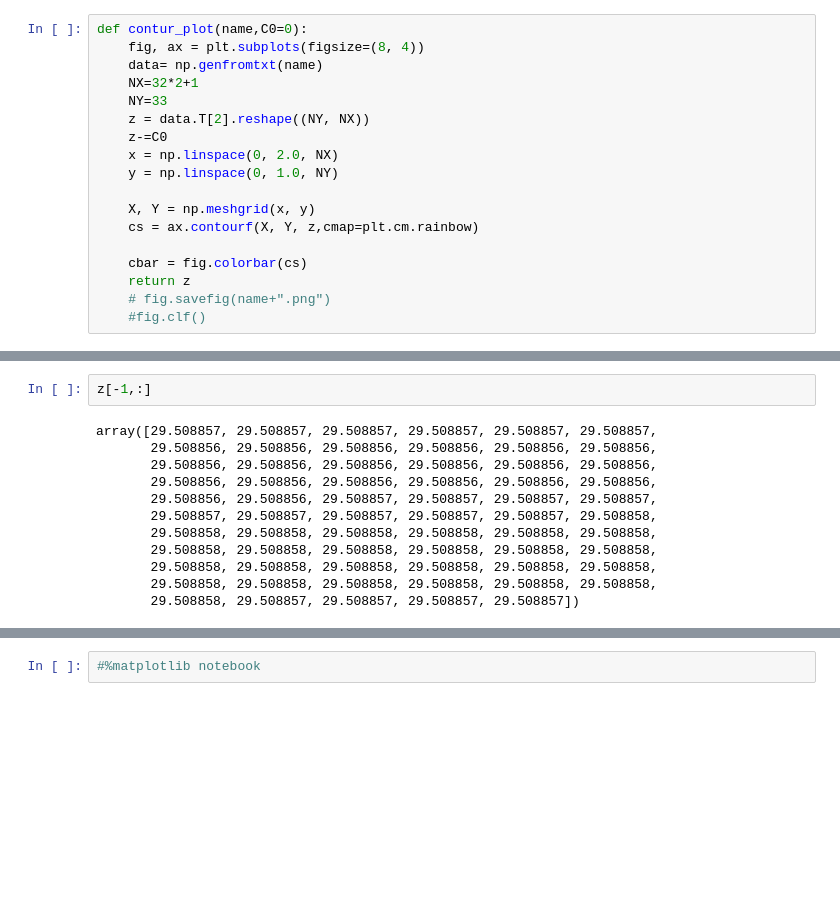
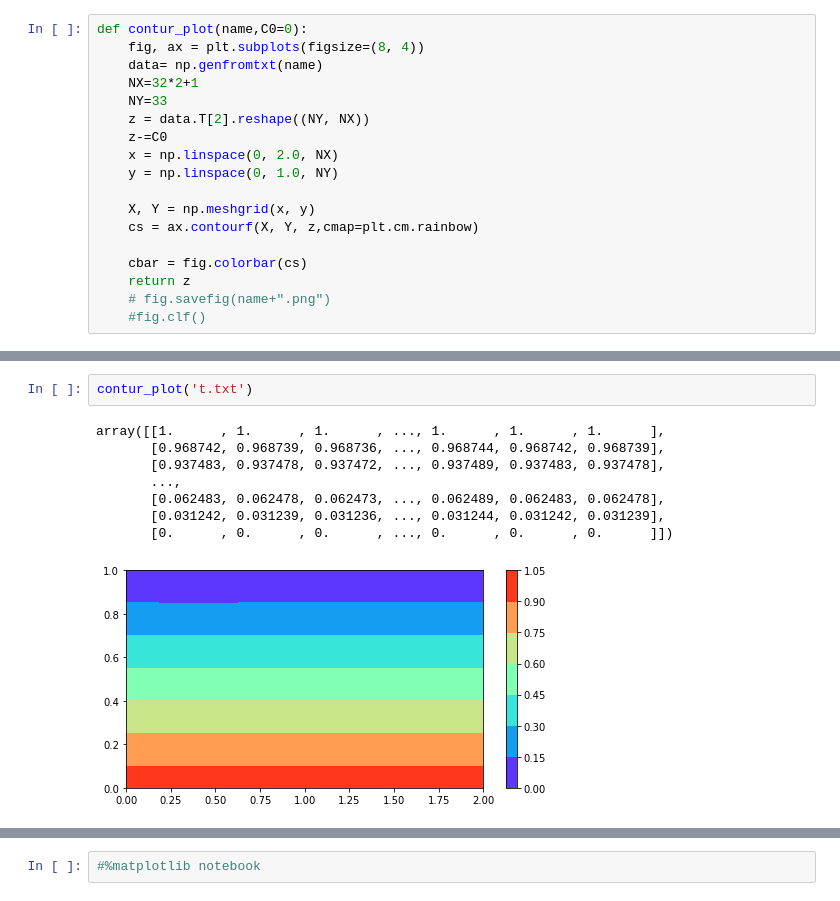
Before and after one commit to che4web/flow, a Jupyter notebook: Без названия.ipynb, the cells around one changed output, grey strips where cells are left out. Drawn from its saved outputs; the diff is of its cells as text; blank space fills up the shorter version.

```diff
--- a/Без названия.ipynb
+++ b/Без названия.ipynb
@@ -28,17 +28,14 @@ z = contur_plot('c.txt')
 # %%
-z[-1,:]
+contur_plot('t.txt')
 # %% [output]
-array([29.508857, 29.508857, 29.508857, 29.508857, 29.508857, 29.508857,
-       29.508856, 29.508856, 29.508856, 29.508856, 29.508856, 29.508856,
-       29.508856, 29.508856, 29.508856, 29.508856, 29.508856, 29.508856,
-       29.508856, 29.508856, 29.508856, 29.508856, 29.508856, 29.508856,
-       29.508856, 29.508856, 29.508857, 29.508857, 29.508857, 29.508857,
-       29.508857, 29.508857, 29.508857, 29.508857, 29.508857, 29.508858,
-       29.508858, 29.508858, 29.508858, 29.508858, 29.508858, 29.508858,
-       29.508858, 29.508858, 29.508858, 29.508858, 29.508858, 29.508858,
-       29.508858, 29.508858, 29.508858, 29.508858, 29.508858, 29.508858,
-       29.508858, 29.508858, 29.508858, 29.508858, 29.508858, 29.508858,
-       29.508858, 29.508857, 29.508857, 29.508857, 29.508857])
+array([[1.      , 1.      , 1.      , ..., 1.      , 1.      , 1.      ],
+       [0.968742, 0.968739, 0.968736, ..., 0.968744, 0.968742, 0.968739],
+       [0.937483, 0.937478, 0.937472, ..., 0.937489, 0.937483, 0.937478],
+       ...,
+       [0.062483, 0.062478, 0.062473, ..., 0.062489, 0.062483, 0.062478],
+       [0.031242, 0.031239, 0.031236, ..., 0.031244, 0.031242, 0.031239],
+       [0.      , 0.      , 0.      , ..., 0.      , 0.      , 0.      ]])
+[figure, added]
 # %%
 contur_plot('psi.txt')
 # %% [output]
```
Also changed, not shown: parts of 5 cells of this notebook, 8 other files.
